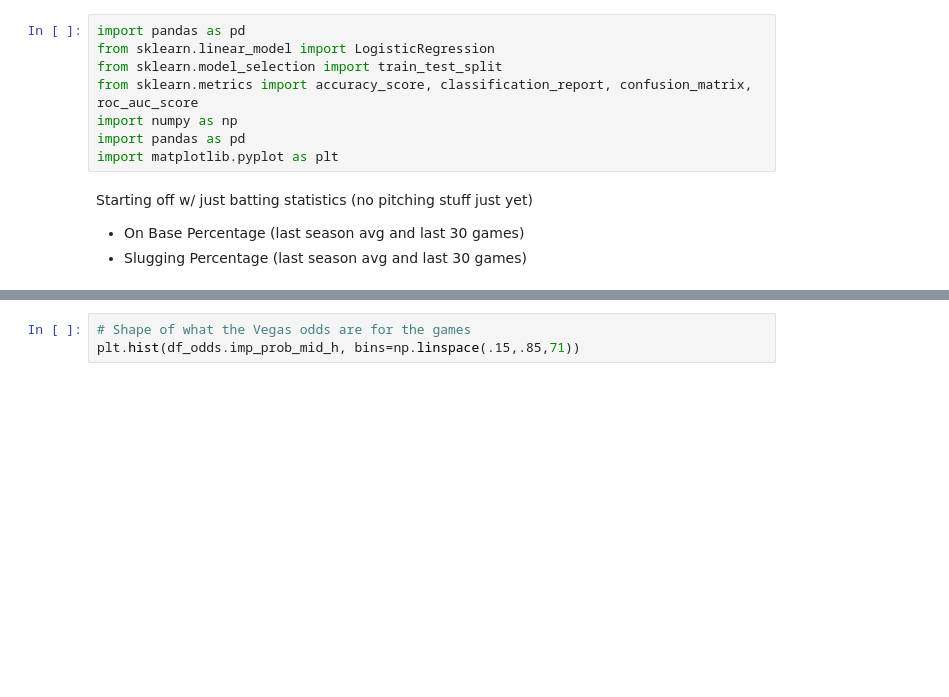
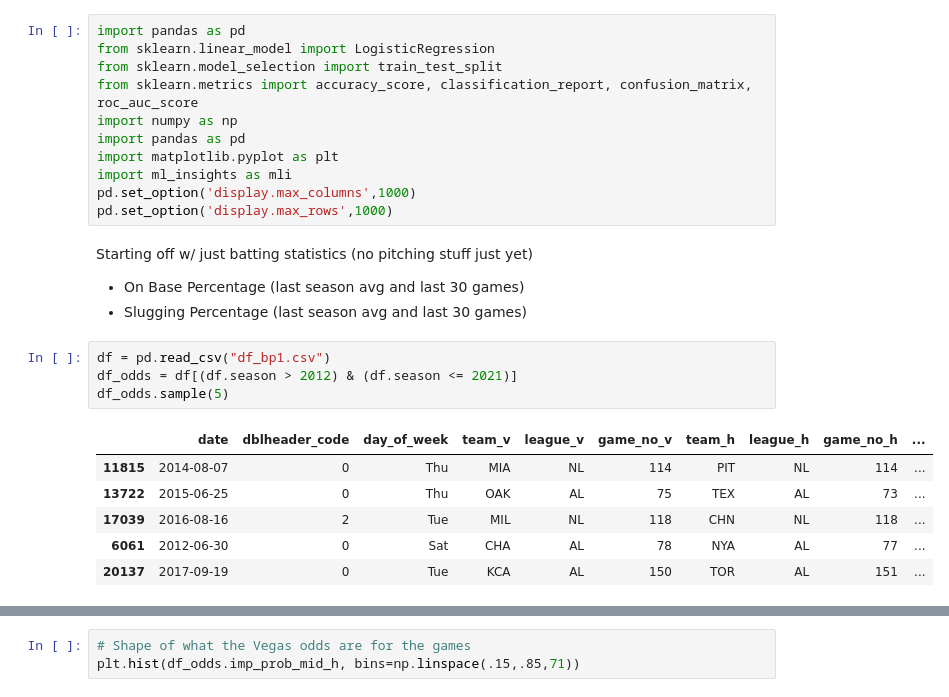
Before and after one commit to pranavrao87/arbScraper, a Jupyter notebook: model/modeling.ipynb, the cells around one changed output, grey strips where cells are left out. Drawn from its saved outputs; the diff is of its cells as text; blank space fills up the shorter version.

```diff
--- a/model/modeling.ipynb
+++ b/model/modeling.ipynb
@@ -6,7 +6,21 @@ from sklearn.metrics import accuracy_score, classification_report, confusion_mat
 import numpy as np
 import pandas as pd
 import matplotlib.pyplot as plt
+import ml_insights as mli
+pd.set_option('display.max_columns',1000)
+pd.set_option('display.max_rows',1000)
 # %% [markdown]
 Starting off w/ just batting statistics (no pitching stuff just yet)
 - On Base Percentage (last season avg and last 30 games)
 - Slugging Percentage (last season avg and last 30 games)
+# %%
+df = pd.read_csv("df_bp1.csv")
+df_odds = df[(df.season > 2012) & (df.season <= 2021)]
+df_odds.sample(5)
+# %% [output]
+|  | date | dblheader_code | day_of_week | team_v | league_v | game_no_v | team_h | league_h | game_no_h | ... |
+| 11815 | 2014-08-07 | 0 | Thu | MIA | NL | 114 | PIT | NL | 114 | ... |
+| 13722 | 2015-06-25 | 0 | Thu | OAK | AL | 75 | TEX | AL | 73 | ... |
+| 17039 | 2016-08-16 | 2 | Tue | MIL | NL | 118 | CHN | NL | 118 | ... |
+| 6061 | 2012-06-30 | 0 | Sat | CHA | AL | 78 | NYA | AL | 77 | ... |
+| 20137 | 2017-09-19 | 0 | Tue | KCA | AL | 150 | TOR | AL | 151 | ... |
```
Also changed, not shown: parts of 8 cells of this notebook, 1 other file.
